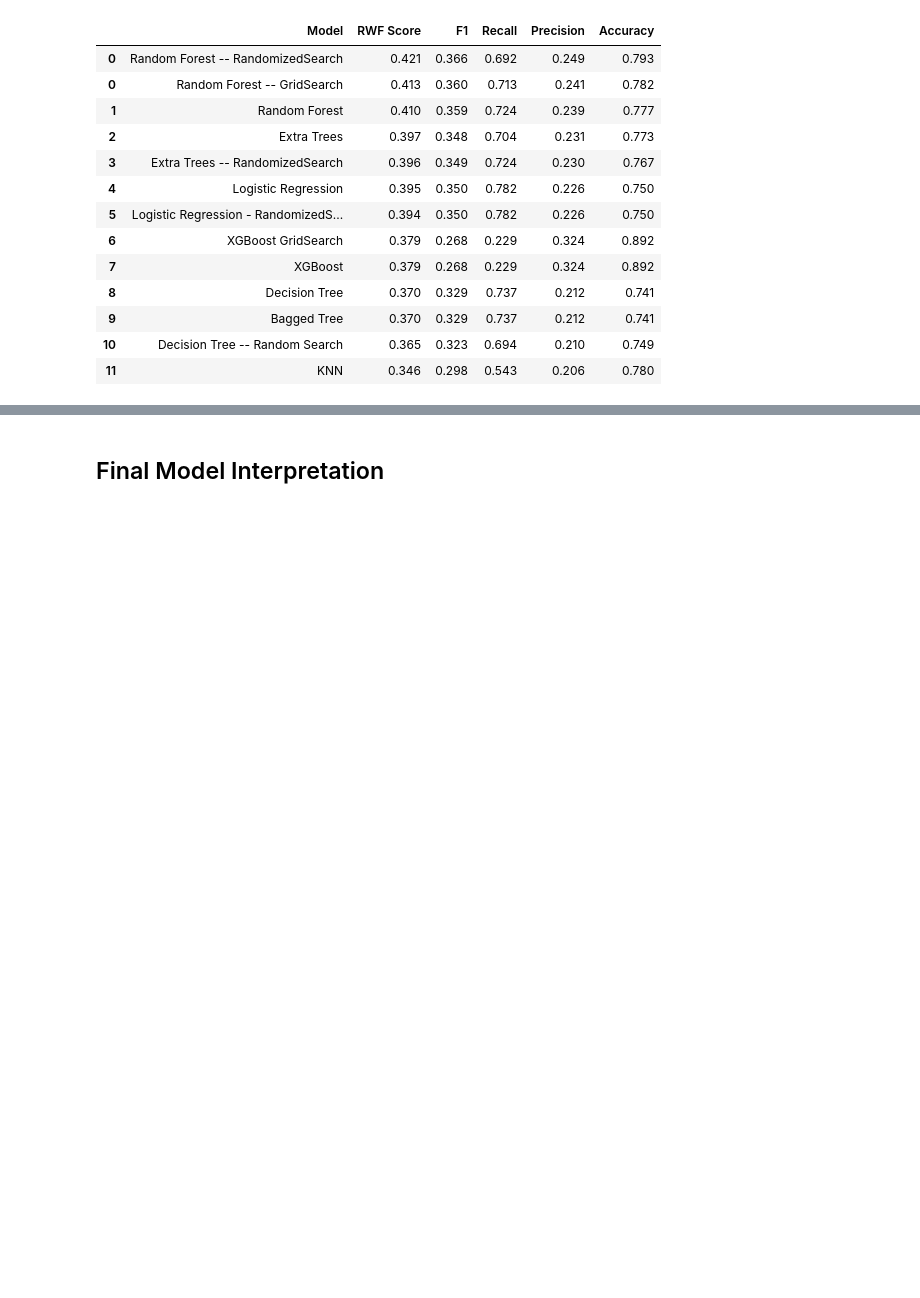
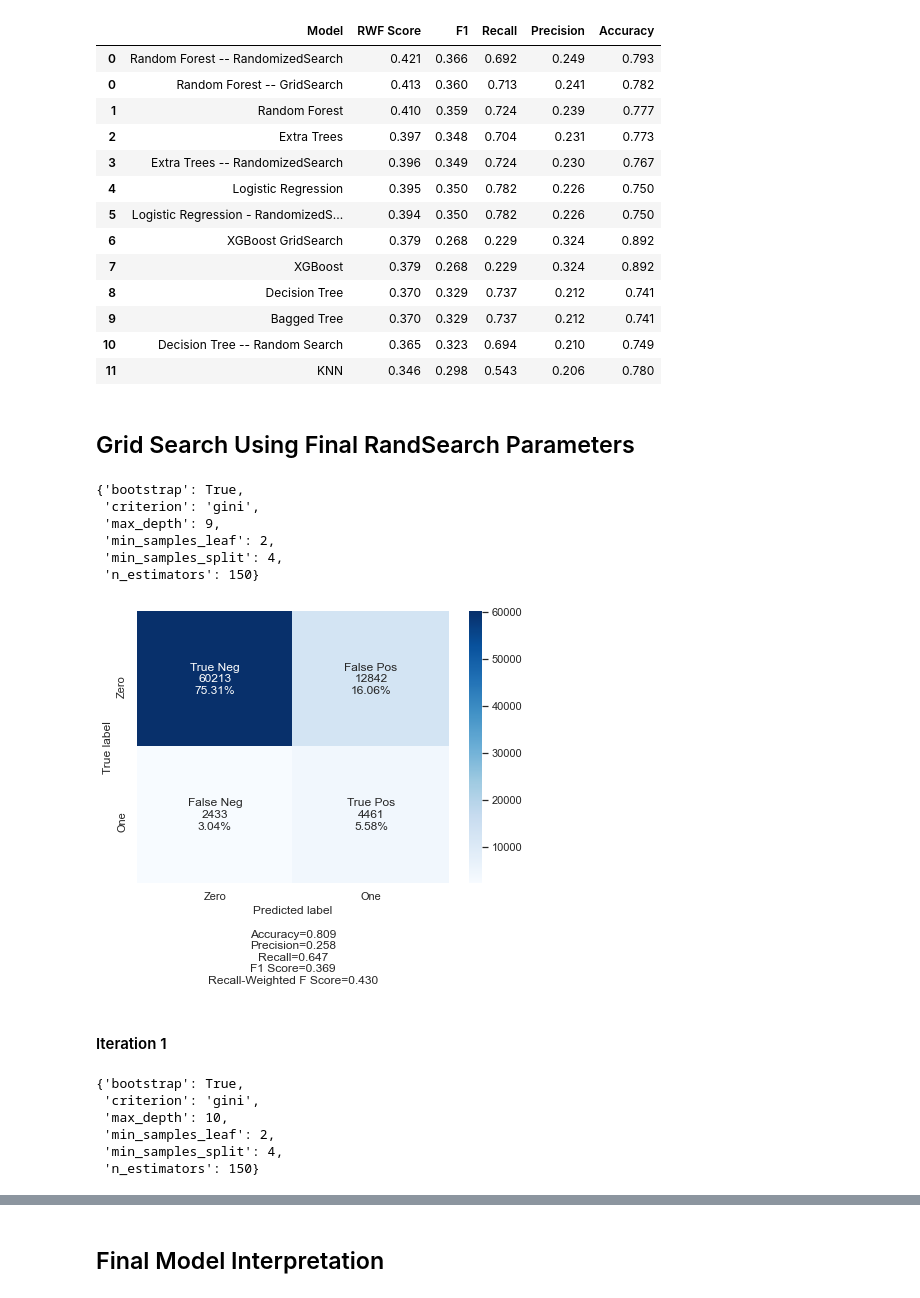
Before and after one commit to tmcroyce/Heart-Disease-Classification, a Jupyter notebook: Final_Heart_Disease_Categorical.ipynb, the cells around one changed output, grey strips where cells are left out. Saved outputs shown, nothing was run; the diff lists cells and outputs as text; code cells hidden in the pictures; blank space fills up the shorter version.

```diff
--- a/Final_Heart_Disease_Categorical.ipynb
+++ b/Final_Heart_Disease_Categorical.ipynb
@@ -1242,3 +1237,40 @@ model_sum
 | 9 | Bagged Tree | 0.370 | 0.329 | 0.737 | 0.212 | 0.741 |
 | 10 | Decision Tree -- Random Search | 0.365 | 0.323 | 0.694 | 0.210 | 0.749 |
 | 11 | KNN | 0.346 | 0.298 | 0.543 | 0.206 | 0.780 |
+# %% [markdown]
+## Grid Search Using Final RandSearch Parameters
+# %%
+grid_srch = {'n_estimators': [50,100,150],
+ 'min_samples_split': [3,4,5],
+ 'min_samples_leaf': [1,2],
+ 'max_depth': [7,8,9],
+ 'criterion': ['gini'],
+ 'bootstrap': [True],
+ }
+# %%
+r_GridSearch = GridSearchCV(forest, param_grid=grid_srch, cv= 5, scoring= class_metric)
+
+r_GridSearch.fit(X_train_resampled, y_train_resampled)
+r_GridSearch.best_params_
+# %% [output]
+{'bootstrap': True,
+ 'criterion': 'gini',
+ 'max_depth': 9,
+ 'min_samples_leaf': 2,
+ 'min_samples_split': 4,
+ 'n_estimators': 150}
+# %%
+rf_gridsearch_pred = r_GridSearch.predict(X_all_test)
+cf_matrix = confusion_matrix(y_test, rf_gridsearch_pred)
+
+#plot Confusion Matrix
+labels = ['True Neg','False Pos','False Neg','True Pos']
+categories = ['Zero', 'One']
+make_confusion_matrix(cf_matrix,
+                      group_names=labels,
+                      categories=categories,
+                      cmap='Blues')
+# %% [output]
+[figure, added]
+# %% [markdown]
+#### Iteration 1
@@ -1244,0 +1285,12 @@ model_sum
+# %%
+r_GridSearch = GridSearchCV(forest, param_grid=grid_srch, cv= 5, scoring= class_metric)
+
+r_GridSearch.fit(X_train_resampled, y_train_resampled)
+r_GridSearch.best_params_
+# %% [output]
+{'bootstrap': True,
+ 'criterion': 'gini',
+ 'max_depth': 10,
+ 'min_samples_leaf': 2,
+ 'min_samples_split': 4,
+ 'n_estimators': 150}
```
Also changed, not shown: parts of 14 cells of this notebook.
